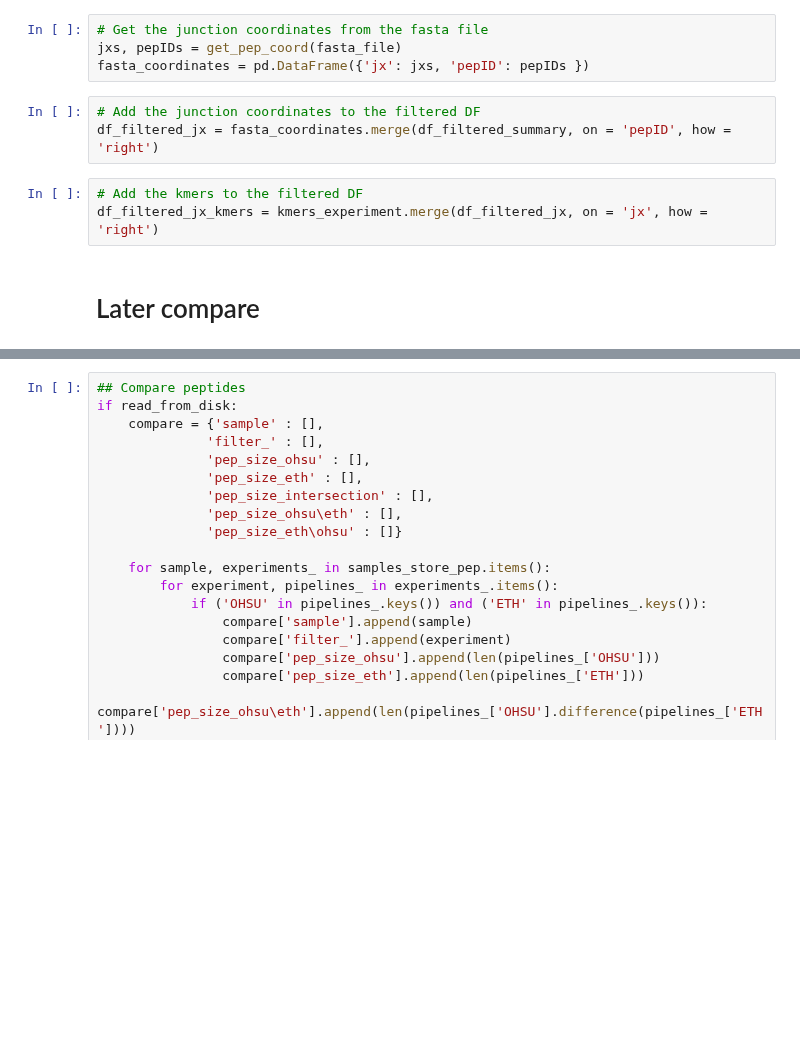
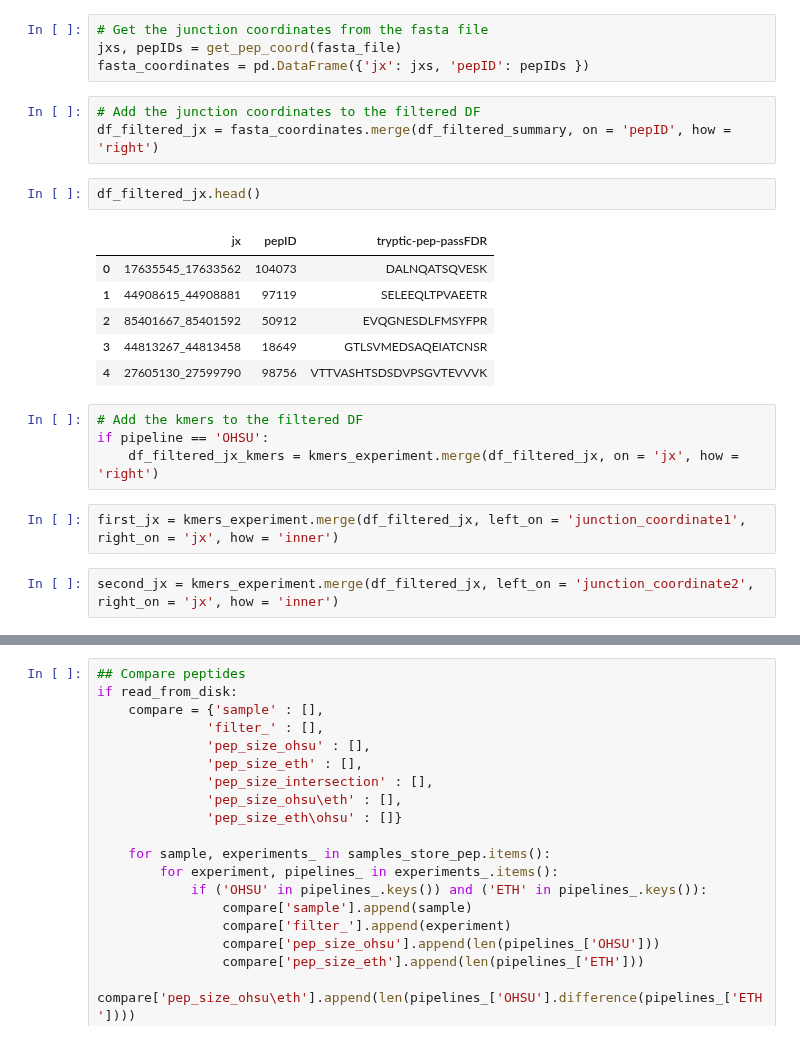
Before and after one commit to ratschlab/projects2020_ohsu, a Jupyter notebook: eth/plotting/OHSU_collab_Rerun_allRF_proteomics/20240116_barplot_Experiment_intersection-peptides-to-kmer.ipynb, the cells around one changed output, grey strips where cells are left out. Saved outputs shown, nothing was run; the diff lists cells and outputs as text; blank space fills up the shorter version.

```diff
--- a/eth/plotting/OHSU_collab_Rerun_allRF_proteomics/20240116_barplot_Experiment_intersection-peptides-to-kmer.ipynb
+++ b/eth/plotting/OHSU_collab_Rerun_allRF_proteomics/20240116_barplot_Experiment_intersection-peptides-to-kmer.ipynb
@@ -268,11 +326,23 @@ for pepID in id_to_peptide_filtered:
 # Get the junction coordinates from the fasta file
 jxs, pepIDs = get_pep_coord(fasta_file)
 fasta_coordinates = pd.DataFrame({'jx': jxs, 'pepID': pepIDs })
-# %%
-# Add the junction coordinates to the filtered DF
-df_filtered_jx = fasta_coordinates.merge(df_filtered_summary, on = 'pepID', how = 'right')
+# %%
+# Add the junction coordinates to the filtered DF
+df_filtered_jx = fasta_coordinates.merge(df_filtered_summary, on = 'pepID', how = 'right')
+# %%
+df_filtered_jx.head()
+# %% [output]
+|  | jx | pepID | tryptic-pep-passFDR |
+| 0 | 17635545_17633562 | 104073 | DALNQATSQVESK |
+| 1 | 44908615_44908881 | 97119 | SELEEQLTPVAEETR |
+| 2 | 85401667_85401592 | 50912 | EVQGNESDLFMSYFPR |
+| 3 | 44813267_44813458 | 18649 | GTLSVMEDSAQEIATCNSR |
+| 4 | 27605130_27599790 | 98756 | VTTVASHTSDSDVPSGVTEVVVK |
 # %%
 # Add the kmers to the filtered DF
-df_filtered_jx_kmers = kmers_experiment.merge(df_filtered_jx, on = 'jx', how = 'right')
+if pipeline == 'OHSU':
+    df_filtered_jx_kmers = kmers_experiment.merge(df_filtered_jx, on = 'jx', how = 'right')
-# %% [markdown]
-# Later compare
+# %%
+first_jx = kmers_experiment.merge(df_filtered_jx, left_on = 'junction_coordinate1', right_on = 'jx', how = 'inner')
+# %%
+second_jx = kmers_experiment.merge(df_filtered_jx, left_on = 'junction_coordinate2', right_on = 'jx', how = 'inner')
```
Also changed, not shown: parts of 32 cells of this notebook, 1 other file.
